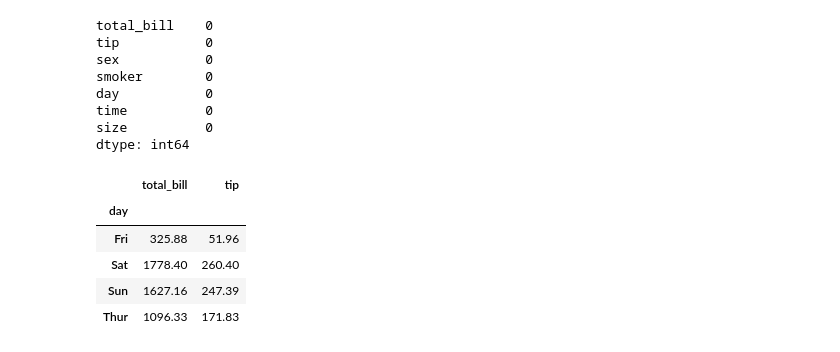
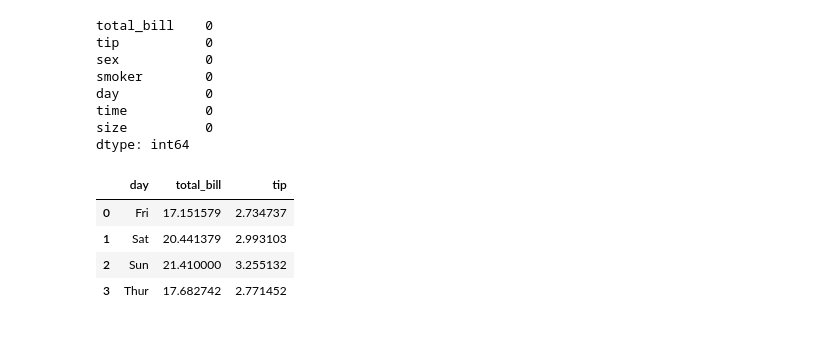
Before and after one commit to anhvq44/CSA17, a Jupyter notebook: Lesson6/hw6/hw6.ipynb, the cells around one changed output. Cells and saved outputs as stored; diff of their text form; code cells hidden in the pictures.

```diff
--- a/Lesson6/hw6/hw6.ipynb
+++ b/Lesson6/hw6/hw6.ipynb
@@ -14,12 +14,11 @@ time          0
 size          0
 dtype: int64
 # %%
-avg_day = df.groupby("day")[["total_bill", "tip"]].sum()
+avg_day = df.groupby("day")[["total_bill", "tip"]].mean().reset_index()
 avg_day
 # %% [output]
-|  | total_bill | tip |
-| day |  |  |
-| Fri | 325.88 | 51.96 |
-| Sat | 1778.40 | 260.40 |
-| Sun | 1627.16 | 247.39 |
-| Thur | 1096.33 | 171.83 |
+|  | day | total_bill | tip |
+| 0 | Fri | 17.151579 | 2.734737 |
+| 1 | Sat | 20.441379 | 2.993103 |
+| 2 | Sun | 21.410000 | 3.255132 |
+| 3 | Thur | 17.682742 | 2.771452 |
```
Also changed, not shown: parts of 3 cells of this notebook, 2 other files.
